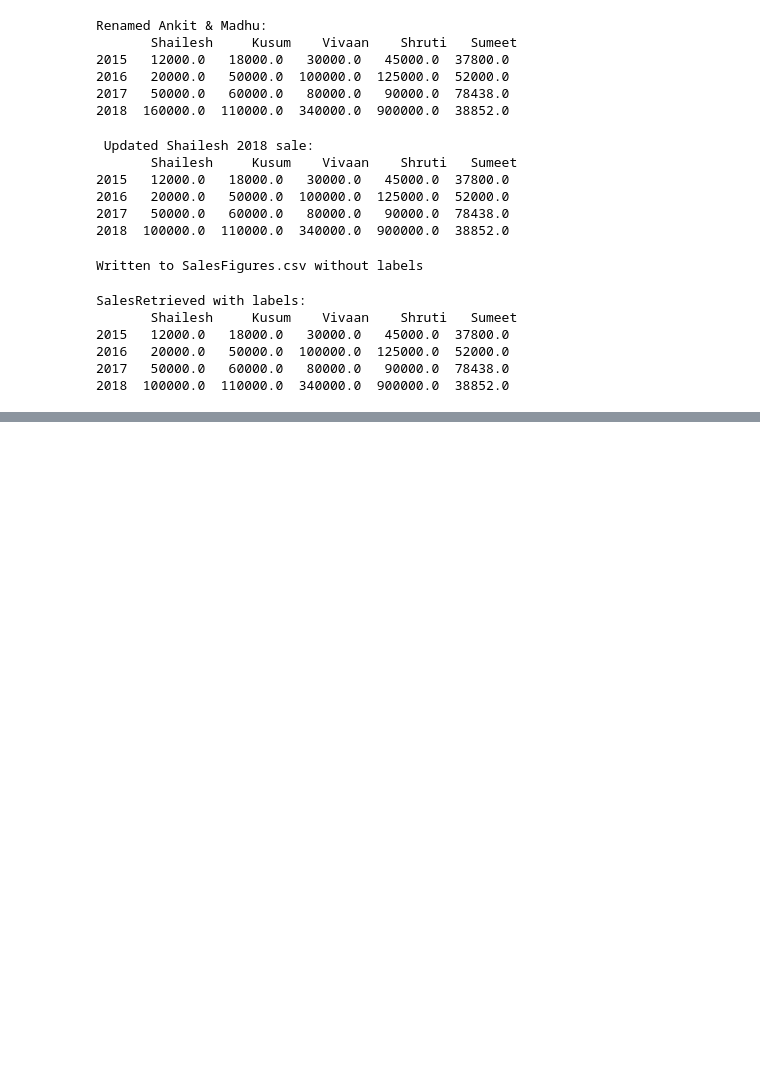
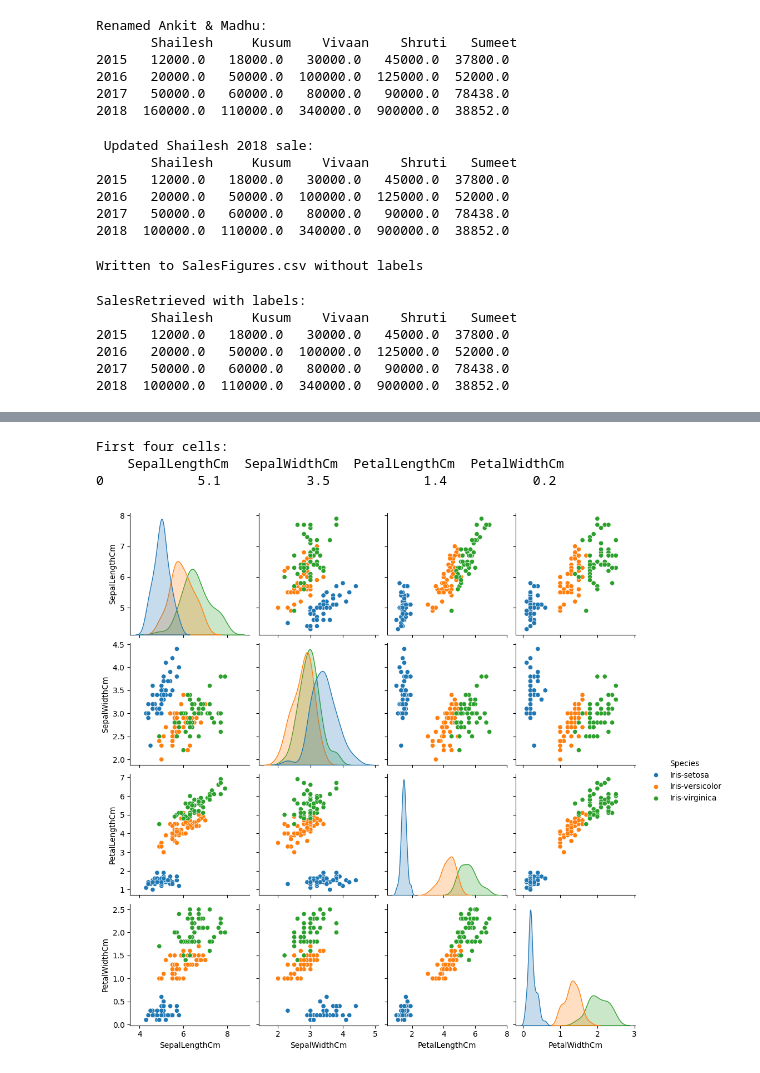
Before and after one commit to Varshini151205/ML, a Jupyter notebook: MLpractice.ipynb, the cells around one changed output, grey strips where cells are left out. Saved outputs shown, nothing was run; the diff lists cells and outputs as text; code cells hidden in the pictures; blank space fills up the shorter version.

```diff
--- a/MLpractice.ipynb
+++ b/MLpractice.ipynb
@@ -531,0 +542,3 @@ SalesRetrieved with labels:
+# %%
+df = pd.read_csv("Iris.csv")
+print(df.head())
@@ -531,0 +643,16 @@ SalesRetrieved with labels:
+# %%
+df.drop(columns=['Id'], inplace=True, errors='ignore')
+# %%
+print("First four cells:\n", df.iloc[0:1, 0:4])
+# %% [output]
+First four cells:
+    SepalLengthCm  SepalWidthCm  PetalLengthCm  PetalWidthCm
+0            5.1           3.5            1.4           0.2
+# %%
+import seaborn as sns
+import matplotlib.pyplot as plt
+
+sns.pairplot(df, hue='Species')
+plt.show()
+# %% [output]
+[figure, added]
```
Also changed, not shown: parts of 24 cells of this notebook.
